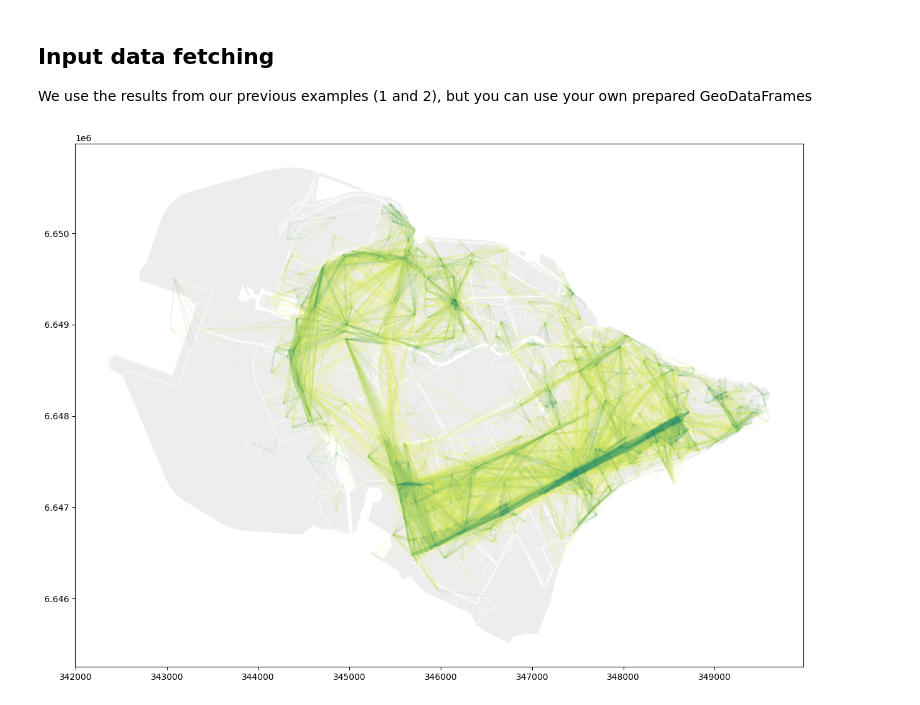
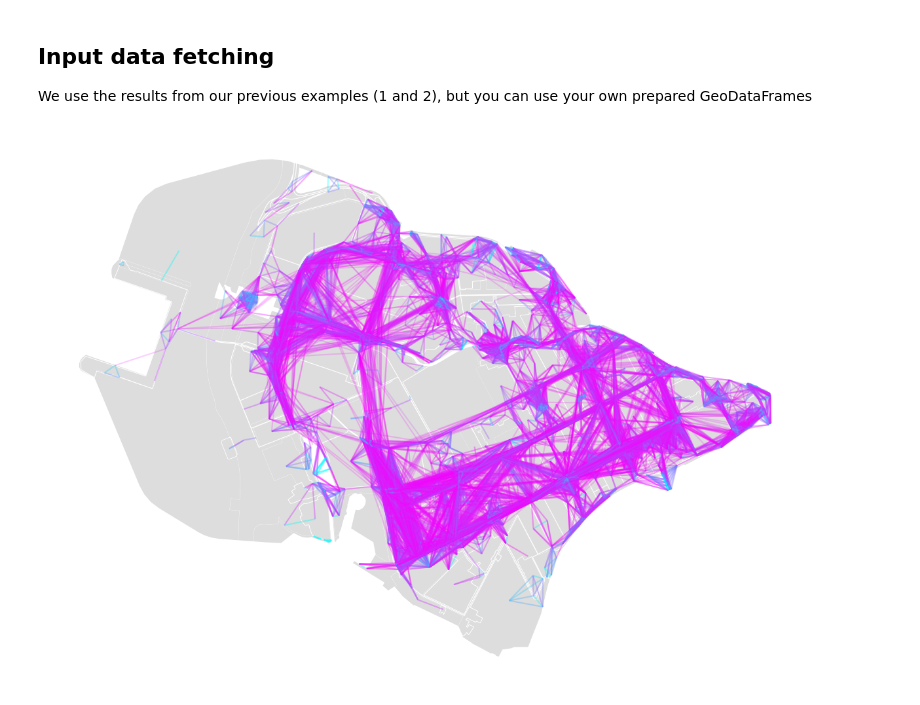
Before and after one commit to aimclub/blocksnet, a Jupyter notebook: examples/3 city_model.ipynb, the cells around one changed output. Drawn from its saved outputs; the diff is of its cells as text; code cells hidden in the pictures.

Commit message:
feat: city_model picklable and plotable

```diff
--- a/examples/3 city_model.ipynb
+++ b/examples/3 city_model.ipynb
@@ -28,14 +26,16 @@ policlinics = gpd.read_file(os.path.join(example_data_path, "policlinics.geojson
 services = {"schools": schools, "kindergartens": kindergartens, "recreational_areas": recreational_areas,
             "hospitals": hospitals, "pharmacies": pharmacies, "policlinics": policlinics}
 # %%
-from masterplan_tools import CityModel
+from masterplan_tools.models import City
 
-city_model = CityModel(
-  blocks=aggregated_blocks,
-  accessibility_matrix=accessibility_matrix,
-  services=services
+city_model = City(
+  blocks_gdf=aggregated_blocks,
+  matrix=accessibility_matrix,
 )
+# %%
+for service_type, gdf in services.items():
+  city_model.update_layer(service_type, gdf)
 # %%
-city_model.visualize()
+city_model.plot()
 # %% [output]
-[figure, old version]
+[figure, new version]
```
Also changed, not shown: parts of 1 cell of this notebook, 10 other files.
